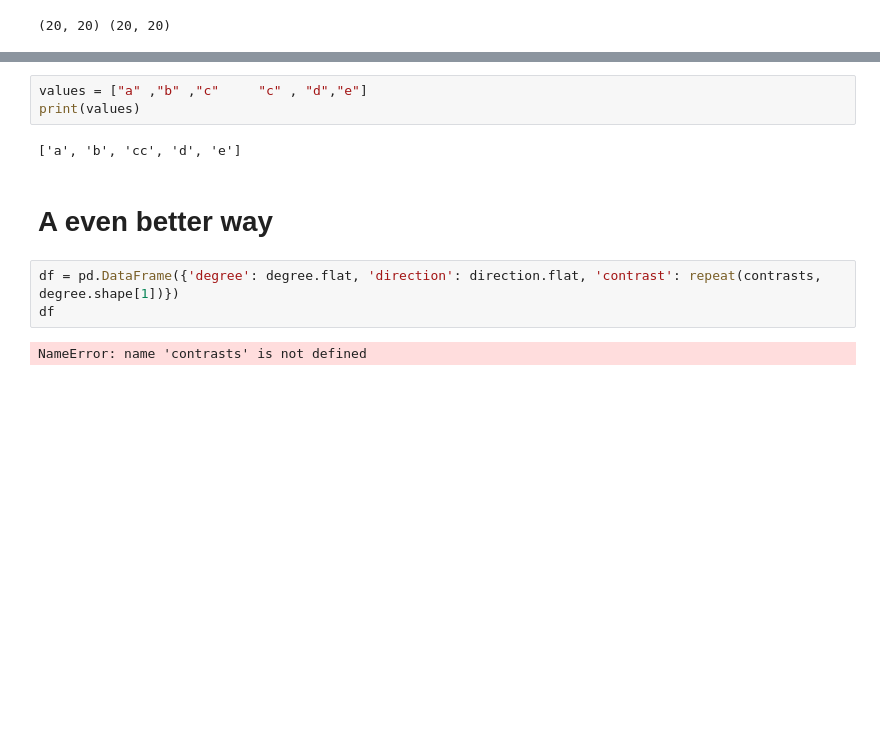
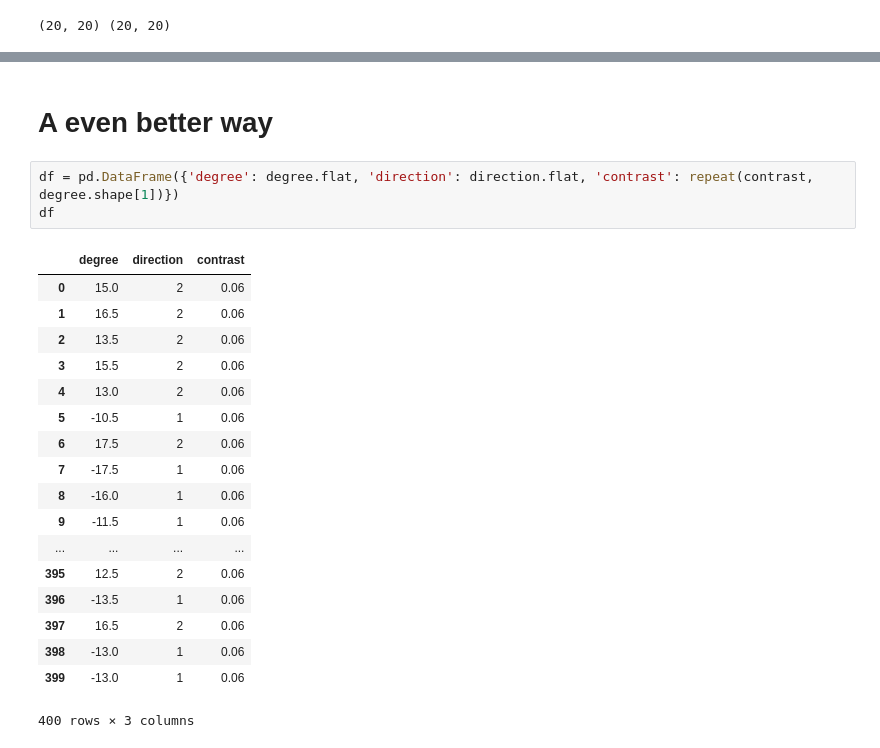
Before and after one commit to huijiahankk/flash-grab, a Jupyter notebook: analysis/illusion_size_qcc.ipynb, the cells around one changed output, grey strips where cells are left out. Cells and saved outputs as stored; diff of their text form; blank space fills up the shorter version.

```diff
--- a/analysis/illusion_size_qcc.ipynb
+++ b/analysis/illusion_size_qcc.ipynb
@@ -54,17 +53,29 @@ for k, c in enumerate(contrast):
 [[-12.65   0.  ]]
 [[-12.65  14.8 ]]
-# %%
-values = ["a" ,"b" ,"c"     "c" , "d","e"]
-print(values)
-# %% [output]
-['a', 'b', 'cc', 'd', 'e']
 # %% [markdown]
 # A even better way
 # %%
-df = pd.DataFrame({'degree': degree.flat, 'direction': direction.flat, 'contrast': repeat(contrasts, degree.shape[1])})
+df = pd.DataFrame({'degree': degree.flat, 'direction': direction.flat, 'contrast': repeat(contrast, degree.shape[1])})
 df
 # %% [output]
+|  | degree | direction | contrast |
+| 0 | 15.0 | 2 | 0.06 |
+| 1 | 16.5 | 2 | 0.06 |
+| 2 | 13.5 | 2 | 0.06 |
+| 3 | 15.5 | 2 | 0.06 |
+| 4 | 13.0 | 2 | 0.06 |
+| 5 | -10.5 | 1 | 0.06 |
+| 6 | 17.5 | 2 | 0.06 |
+| 7 | -17.5 | 1 | 0.06 |
+| 8 | -16.0 | 1 | 0.06 |
+| 9 | -11.5 | 1 | 0.06 |
+| ... | ... | ... | ... |
+| 395 | 12.5 | 2 | 0.06 |
+| 396 | -13.5 | 1 | 0.06 |
+| 397 | 16.5 | 2 | 0.06 |
+| 398 | -13.0 | 1 | 0.06 |
+| 399 | -13.0 | 1 | 0.06 |
-NameError: name 'contrasts' is not defined
+400 rows × 3 columns
 # %%
 sns.barplot(data=df, y='degree', x='contrast', hue='direction')
 setp(gca().legend_, bbox_to_anchor=[1,1])
```
Also changed, not shown: parts of 3 cells of this notebook, 18 other files.
